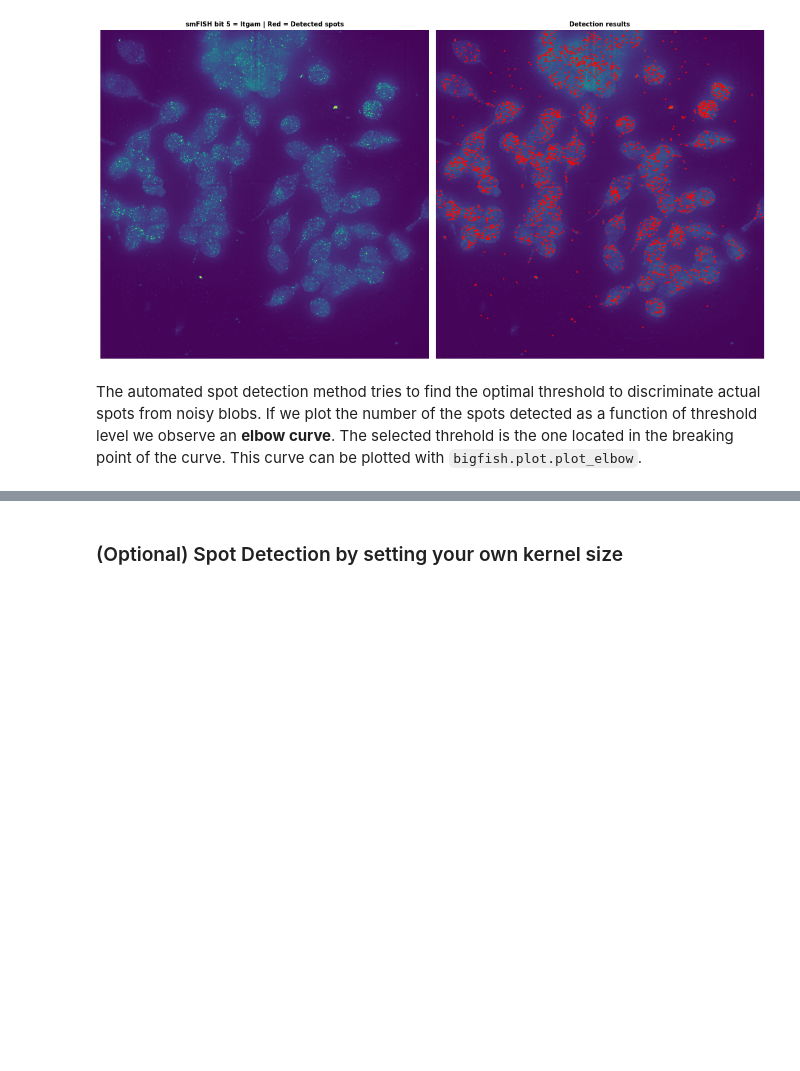
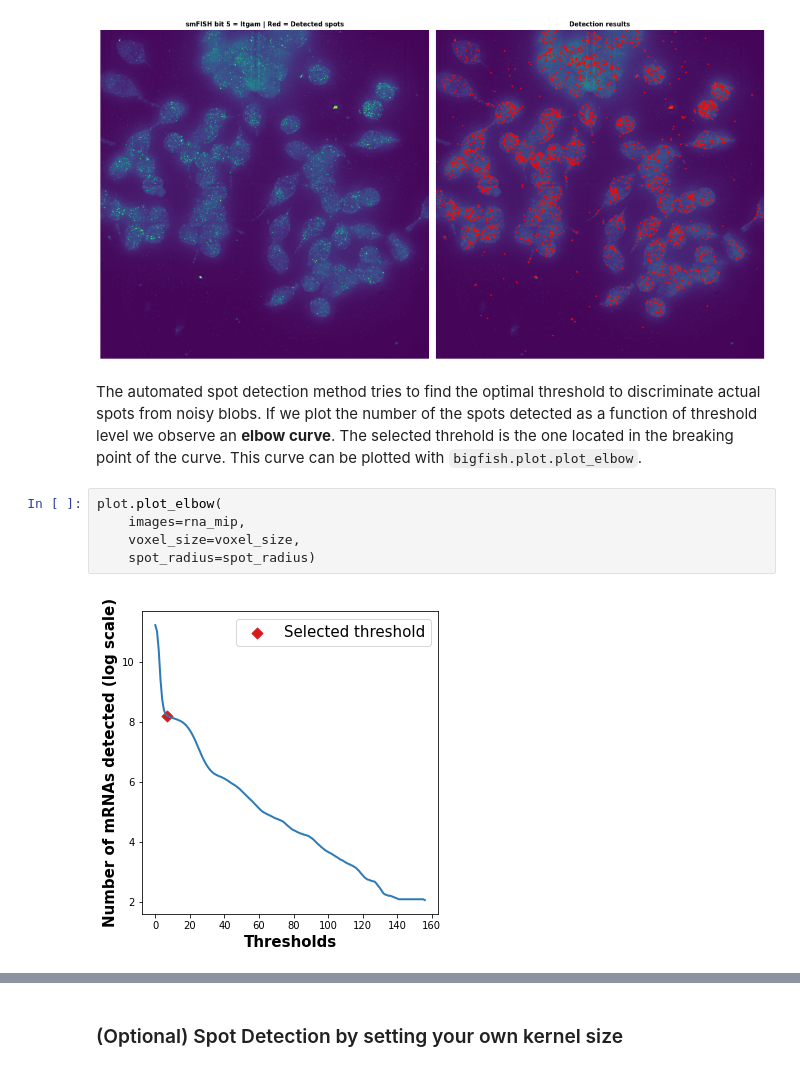
Before and after one commit to mspend/big-fish-examples, a Jupyter notebook: notebooks/BioProteanLab_smFISH_one_tile_one_bit_2d.ipynb, the cells around one changed output, grey strips where cells are left out. Cells and saved outputs as stored; diff of their text form; blank space fills up the shorter version.

```diff
--- a/notebooks/BioProteanLab_smFISH_one_tile_one_bit_2d.ipynb
+++ b/notebooks/BioProteanLab_smFISH_one_tile_one_bit_2d.ipynb
@@ -151,3 +156,10 @@ plot.plot_detection(rna_mip, spots, contrast=True, title="smFISH bit 5 = Itgam |
 [figure]
 # %% [markdown]
 The automated spot detection method tries to find the optimal threshold to discriminate actual spots from noisy blobs. If we plot the number of the spots detected as a function of threshold level we observe an **elbow curve**. The selected threhold is the one located in the breaking point of the curve. This curve can be plotted with `bigfish.plot.plot_elbow`.
+# %%
+plot.plot_elbow(
+    images=rna_mip,
+    voxel_size=voxel_size,
+    spot_radius=spot_radius)
+# %% [output]
+[figure, added]
```
Also changed, not shown: parts of 7 cells of this notebook.
